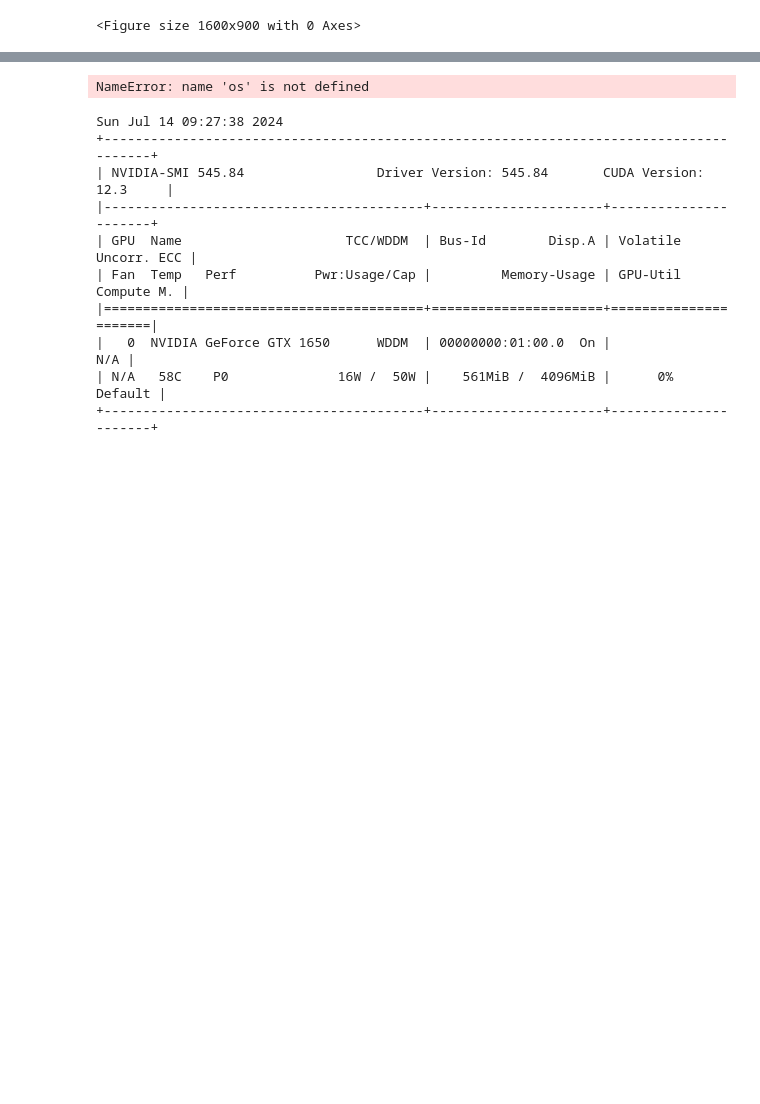
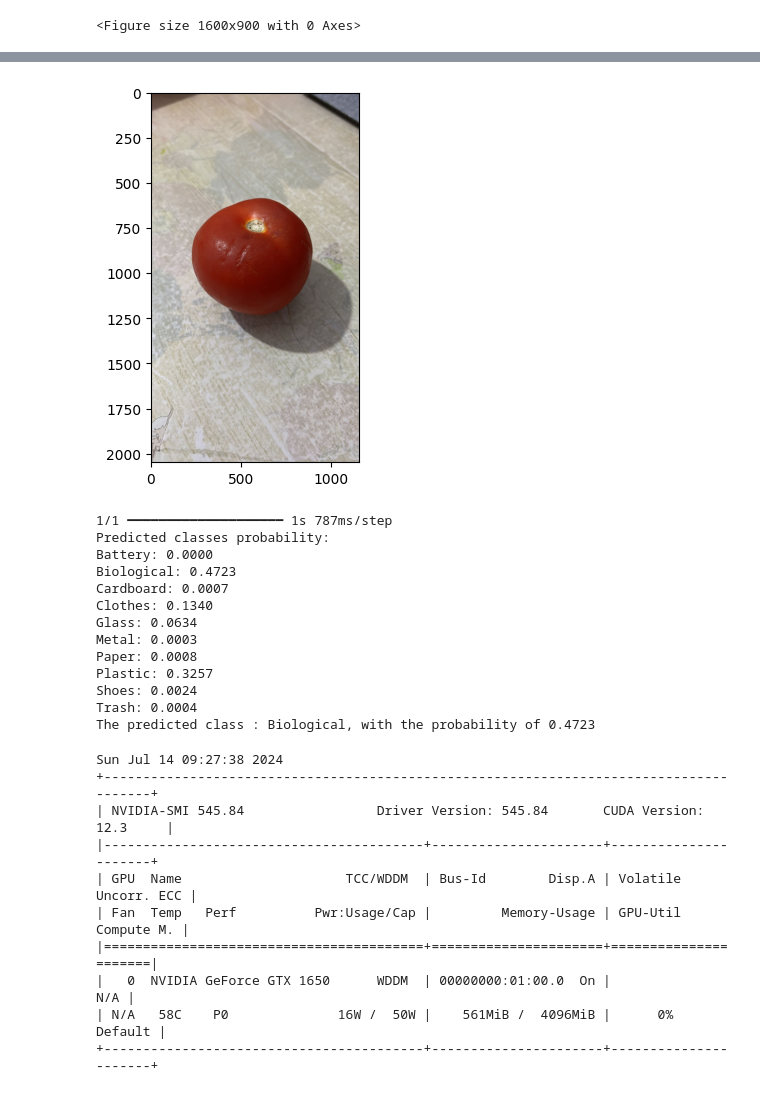
Before and after one commit to SerhanTelatar/Trash-Classifier, a Jupyter notebook: model/file_management.ipynb, the cells around one changed output, grey strips where cells are left out. Cells and saved outputs as stored; diff of their text form; code cells hidden in the pictures; blank space fills up the shorter version.

```diff
--- a/model/file_management.ipynb
+++ b/model/file_management.ipynb
@@ -352,5 +379,52 @@ array([[0., 1., 0., 0., 0., 0., 0., 0., 0., 0.]], dtype=float32)
-# %%
-print(len(os.listdir("../dev/train/cardboard")))
-print(len(os.listdir("../dev/validation/cardboard")))
-# %% [output]
-NameError: name 'os' is not defined
+# %%
+import numpy as np
+from PIL import Image
+import matplotlib.pyplot as plt
+
+garbage_names = {
+    1:"battery",
+    2:"biological",
+    3:"cardboard",
+    4:"clothes",
+    5:"glass",
+    6:"metal",
+    7:"paper",
+    8:"plastic",
+    9:"shoes",
+    10:"trash"
+}
+
+im = Image.open("../e.jpg")
+plt.imshow(im)
+plt.show()
+
+im = im.resize((400, 400))
+im_array = np.array(im) / 255.0
+im_array = np.expand_dims(im_array, axis=0)
+
+pred = model.predict(im_array)
+max_prob = -1
+print("Predicted classes probability:")
+for i, prob in enumerate(pred[0]):
+    print(f"{garbage_names.get(i + 1).capitalize()}: {prob:.4f}")
+    if prob > max_prob:
+        max_prob = prob
+
+# En olası sınıfı belirleme
+predicted_class = np.argmax(pred, axis=1)
+print(f"The predicted class : {garbage_names.get(predicted_class[0] + 1).capitalize()}, with the probability of {max_prob:.4f}")
+# %% [output]
+[figure, added]
+1/1 ━━━━━━━━━━━━━━━━━━━━ 1s 787ms/step
+Predicted classes probability:
+Battery: 0.0000
+Biological: 0.4723
+Cardboard: 0.0007
+Clothes: 0.1340
+Glass: 0.0634
+Metal: 0.0003
+Paper: 0.0008
+Plastic: 0.3257
+Shoes: 0.0024
+Trash: 0.0004
+The predicted class : Biological, with the probability of 0.4723
```
Also changed, not shown: parts of 10 cells of this notebook, 6 other files.
